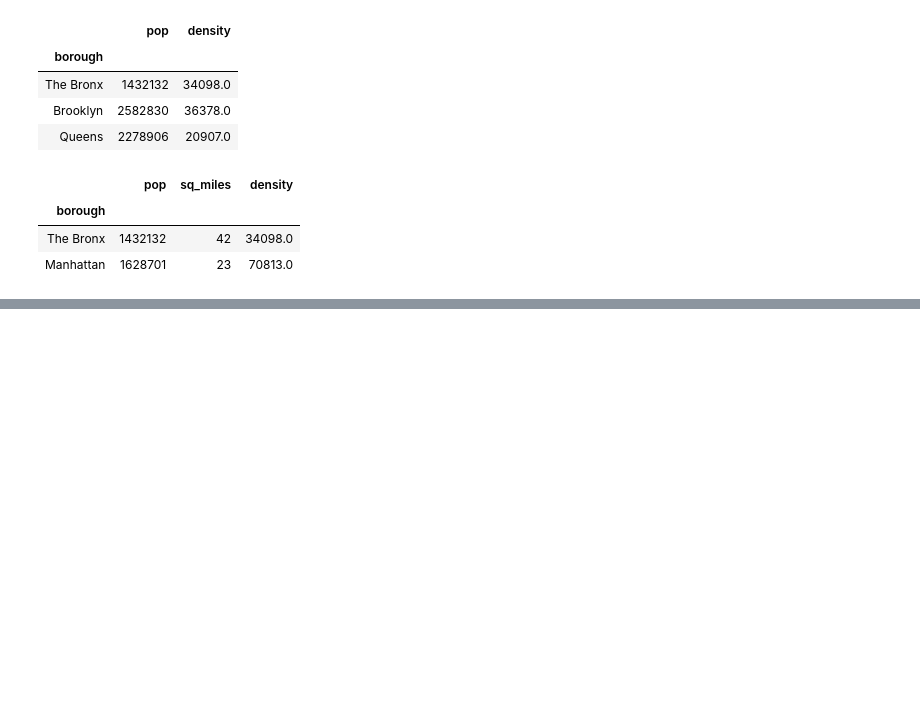
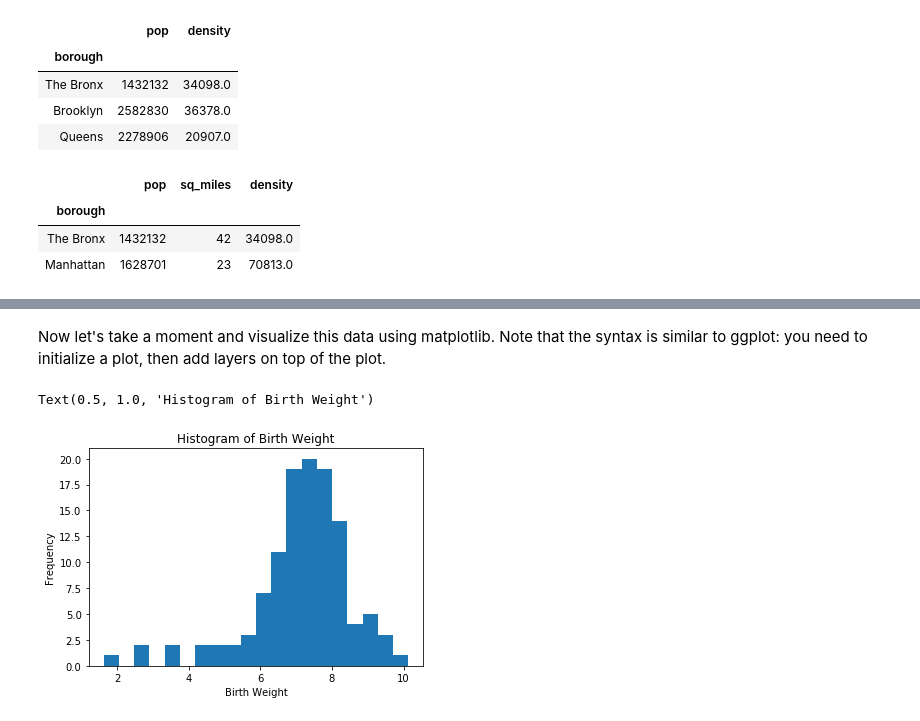
Before and after one commit to priism-center/Stats-Club-Python-Workshop, a Jupyter notebook: Intro to Numpy, Pandas, and Matplotlib.ipynb, the cells around one changed output, grey strips where cells are left out. Cells and saved outputs as stored; diff of their text form; code cells hidden in the pictures; blank space fills up the shorter version.

Commit message:
start data analysis example with matplotlib and pandas

```diff
--- a/Intro to Numpy, Pandas, and Matplotlib.ipynb
+++ b/Intro to Numpy, Pandas, and Matplotlib.ipynb
@@ -238,0 +242,3 @@ nyc[(nyc['density']>30000) & (nyc['sq_miles']<50)]
+# %%
+#first, read in "births" dataset
+births = pd.read_csv('births.csv')
@@ -238,0 +278,5 @@ nyc[(nyc['density']>30000) & (nyc['sq_miles']<50)]
+# %%
+#for now, I'm going to delete these rows,
+#but better would be to impute the missing data
+#note: axis=0 means drop rows with nas, axis=1 would drop columns with nas
+births = births.dropna(axis=0)
@@ -238,0 +350,11 @@ nyc[(nyc['density']>30000) & (nyc['sq_miles']<50)]
+# %% [markdown]
+Now let's take a moment and visualize this data using matplotlib. Note that the syntax is similar to ggplot: you need to initialize a plot, then add layers on top of the plot.
+# %%
+#plot a histogram, again: sort values just speeds up algorithm
+plt.hist(births['weight'].sort_values(), bins=20)
+plt.ylabel('Frequency')
+plt.xlabel('Birth Weight')
+plt.title("Histogram of Birth Weight")
+# %% [output]
+Text(0.5, 1.0, 'Histogram of Birth Weight')
+[figure, added]
```
Also changed, not shown: parts of 15 cells of this notebook.
